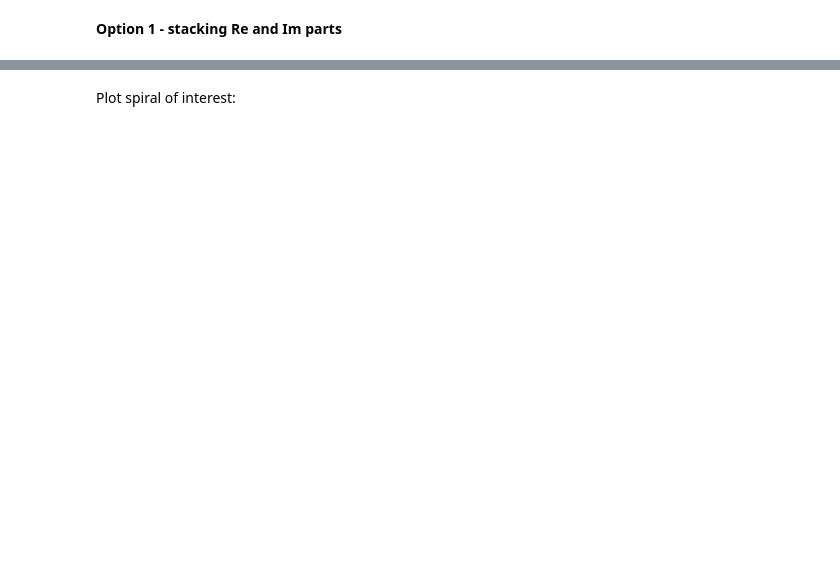
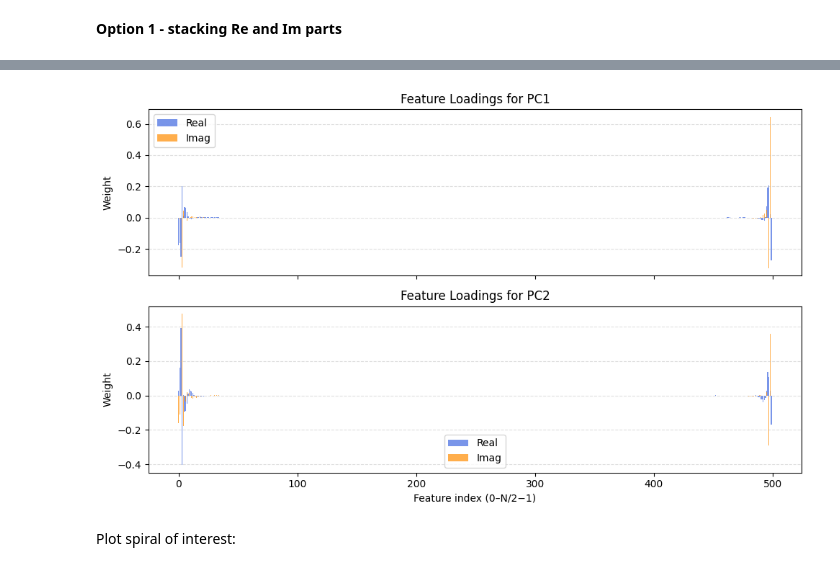
Before and after one commit to TheLegend442/drawing_spirals, a Jupyter notebook: fourier.ipynb, the cells around one changed output, grey strips where cells are left out. Saved outputs shown, nothing was run; the diff lists cells and outputs as text; code cells hidden in the pictures; blank space fills up the shorter version.

```diff
--- a/fourier.ipynb
+++ b/fourier.ipynb
@@ -169,0 +177,9 @@ plt.show()
+# %%
+loadings = pd.DataFrame(
+    pca.components_.T,
+    columns=[f"PC{i+1}" for i in range(pca.n_components_)],
+    #index=feature_names  # list of your original feature names
+)
+
+print("Explained variance ratio:", pca.explained_variance_ratio_)
+display(loadings.head(10))
@@ -170,3 +199,36 @@ plt.show()
+# %%
+n_components = loadings.shape[1]
+n_features = loadings.shape[0]
+half = n_features // 2  # split point between real and imaginary
+
+x = np.arange(half)  # x-axis for both halves
+
+fig, axes = plt.subplots(n_components, 1, figsize=(10, 3 * n_components), sharex=True)
+
+if n_components == 1:
+    axes = [axes]  # ensure iterable
+
+for i, ax in enumerate(axes):
+    pc_name = loadings.columns[i]
+
+    # Split loadings
+    real_load = loadings.iloc[:half, i]
+    imag_load = loadings.iloc[half:, i]
+
+    # Plot both halves
+    ax.bar(x, real_load, color='royalblue', alpha=0.7, label='Real')
+    ax.bar(x, imag_load, color='darkorange', alpha=0.7, label='Imag', width=0.4)
+
+    ax.set_title(f"Feature Loadings for {pc_name}")
+    ax.set_ylabel("Weight")
+    ax.grid(True, axis='y', linestyle='--', alpha=0.4)
+    ax.legend()
+
+axes[-1].set_xlabel("Feature index (0–N/2−1)")
+plt.tight_layout()
+plt.show()
+# %% [output]
+[figure, added]
 # %% [markdown]
 Plot spiral of interest:
 # %%
```
Also changed, not shown: parts of 20 cells of this notebook.
